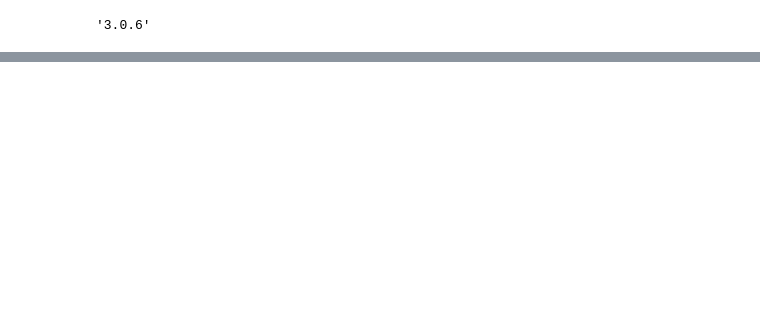
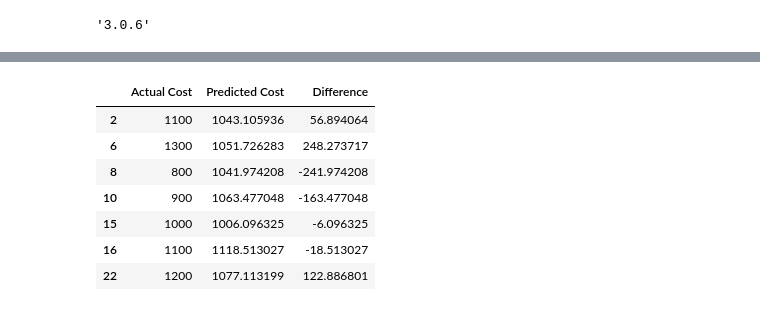
Before and after one commit to dangerpouse/zoomcamp---Machine-Learning, a Jupyter notebook: 01 - Intro/Homework.ipynb, the cells around one changed output, grey strips where cells are left out. Saved outputs shown, nothing was run; the diff lists cells and outputs as text; code cells hidden in the pictures; blank space fills up the shorter version.

```diff
--- a/01 - Intro/Homework.ipynb
+++ b/01 - Intro/Homework.ipynb
@@ -26,0 +140,2 @@ df.head(10)
+# %%
+y = py.array([1100, 1300, 800, 900, 1000, 1100, 1200])
@@ -26,0 +185,12 @@ df.head(10)
+# %%
+res = pd.DataFrame({'Actual Cost':y,'Predicted Cost':x.dot(w), 'Difference': y-x.dot(w)})
+res
+# %% [output]
+|  | Actual Cost | Predicted Cost | Difference |
+| 2 | 1100 | 1043.105936 | 56.894064 |
+| 6 | 1300 | 1051.726283 | 248.273717 |
+| 8 | 800 | 1041.974208 | -241.974208 |
+| 10 | 900 | 1063.477048 | -163.477048 |
+| 15 | 1000 | 1006.096325 | -6.096325 |
+| 16 | 1100 | 1118.513027 | -18.513027 |
+| 22 | 1200 | 1077.113199 | 122.886801 |
```
Also changed, not shown: parts of 27 cells of this notebook.
